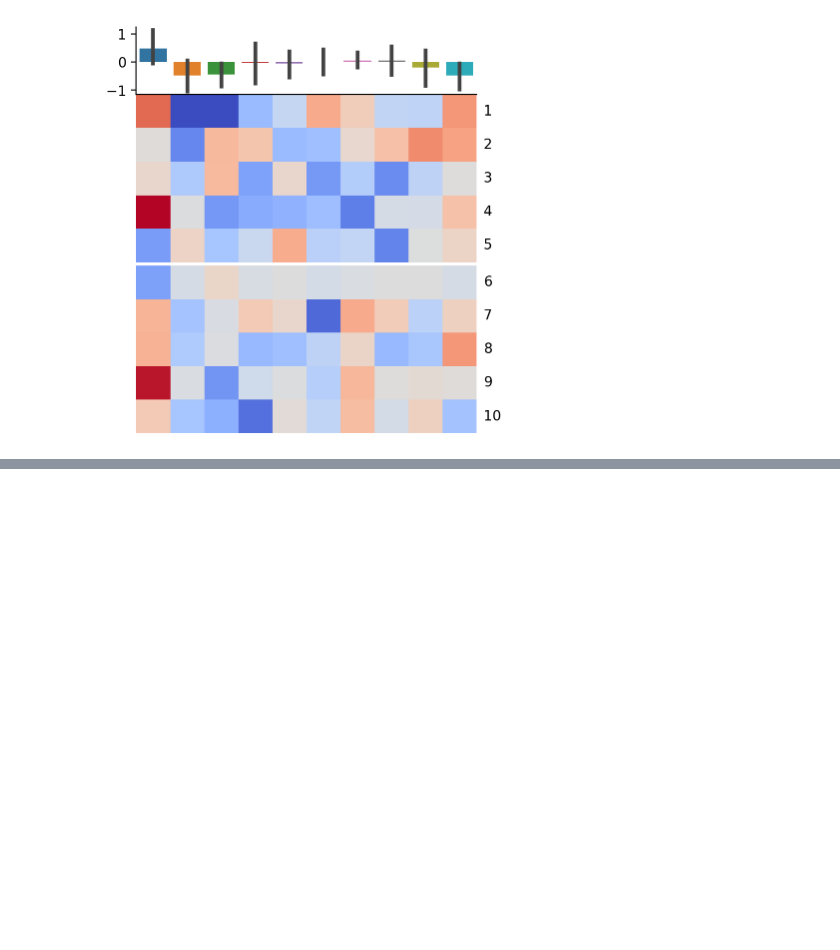
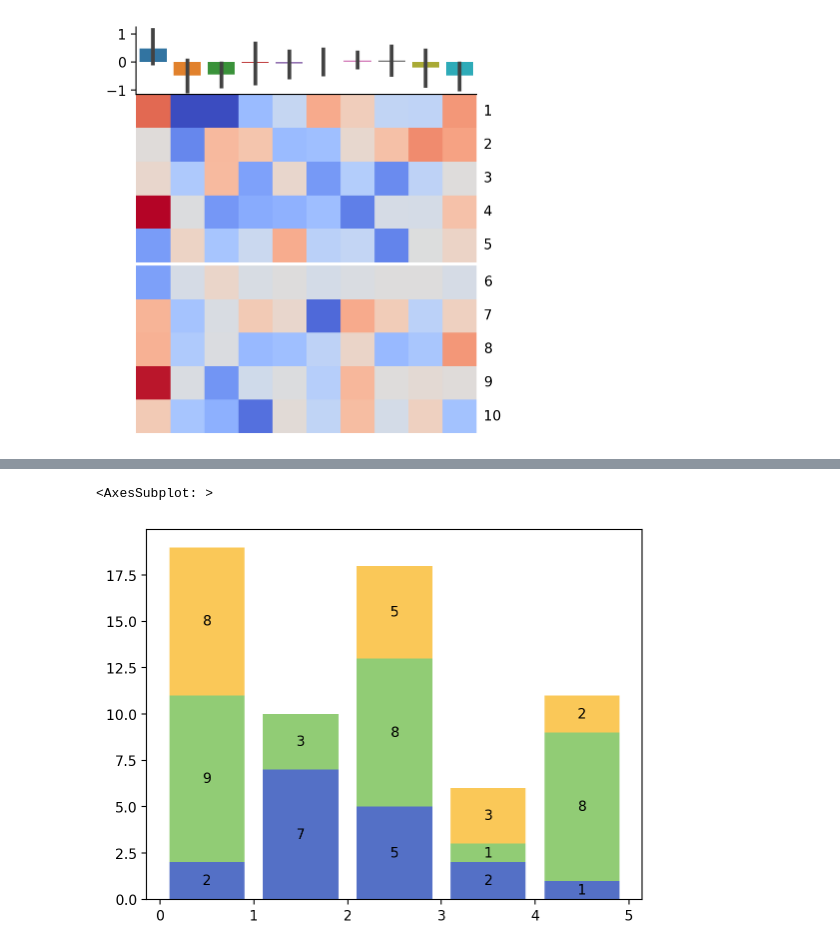
Before and after one commit to Marsilea-viz/marsilea, a Jupyter notebook: plotter_bar.ipynb, the cells around one changed output, grey strips where cells are left out. Cells and saved outputs as stored; diff of their text form; code cells hidden in the pictures; blank space fills up the shorter version.

```diff
--- a/plotter_bar.ipynb
+++ b/plotter_bar.ipynb
@@ -33,0 +47,5 @@ h.render()
+# %%
+hg.plotter.stacked_bar(bdata, orient="v")
+# %% [output]
+<AxesSubplot: >
+[figure, added]
```
Also changed, not shown: parts of 4 cells of this notebook, 4 other files.
